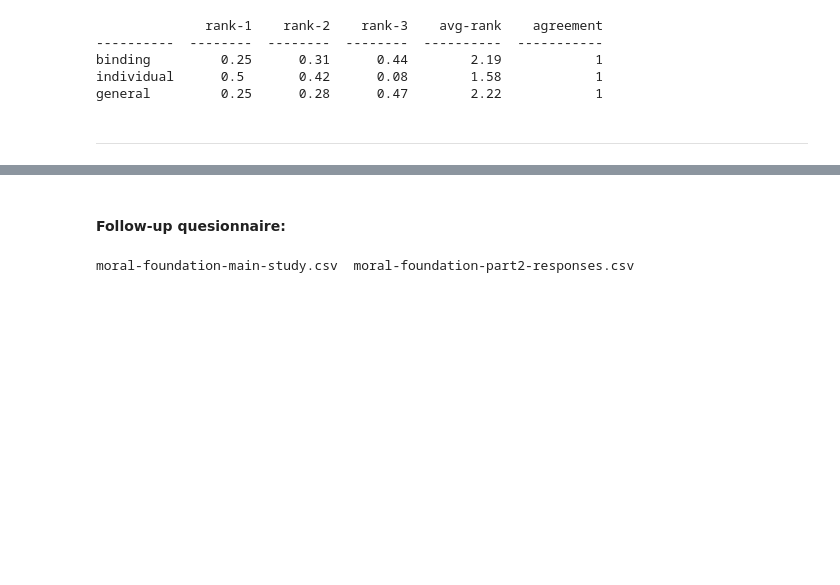
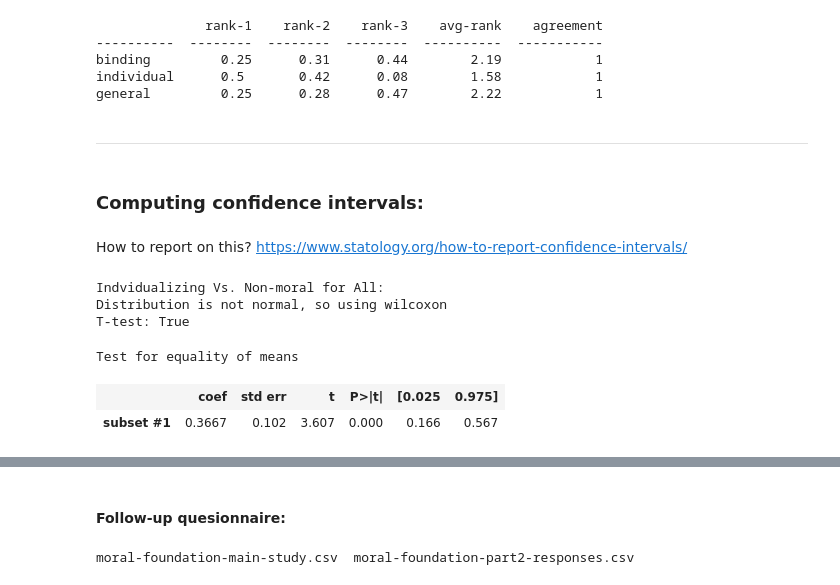
Before and after one commit to webis-de/acl22-moral-debater-a-study-on-the-computational-generation-of-morally-framed-arguments, a Jupyter notebook: src-ipynb/moral-debater/response_analysis.ipynb, the cells around one changed output, grey strips where cells are left out. Saved outputs shown, nothing was run; the diff lists cells and outputs as text; code cells hidden in the pictures; blank space fills up the shorter version.

```diff
--- a/src-ipynb/moral-debater/response_analysis.ipynb
+++ b/src-ipynb/moral-debater/response_analysis.ipynb
@@ -107,4 +107,34 @@ def same_stance(row):
 
     if row['user_stance'] > 3 and row['arg_stance']=='con':
         return 'diff'
+
+
+def check_sig(v1s, v2s, alpha=0.05):
+    from scipy import stats
+
+    diff = list(map(lambda x1 , x2: x1 - x2, v1s, v2s))
+    is_normal = stats.shapiro(diff)[1] > alpha
+
+    if is_normal:
+        print('Distribution is normal, so using ttest_rel')
+        ttest = stats.ttest_rel(v1s, v2s)
+        if ttest.statistic >=0:
+            if (ttest.pvalue/2) <= alpha:
+                return True
+            else:
+                return False
+        else:
+            return False
+
+    else:
+        print('Distribution is not normal, so using wilcoxon')
+        ttest = stats.wilcoxon(v1s, v2s, alternative='greater')
+
+        if ttest.statistic >=0:
+            if (ttest.pvalue) <= alpha:
+                return True
+            else:
+                return False
+        else:
+            return False
 # %%
@@ -334,3 +364,7 @@ individual      0.5       0.42      0.08        1.58            1
 general         0.25      0.28      0.47        2.22            1
 # %% [markdown]
 -------
+# %% [markdown]
+### Computing confidence intervals:
+# %% [markdown]
+How to report on this? https://www.statology.org/how-to-report-confidence-intervals/
@@ -336,0 +373,16 @@ general         0.25      0.28      0.47        2.22            1
+# %%
+print('Indvidualizing Vs. Non-moral for All:')
+
+indi_arg_ranks = main_df[(main_df['arg-type'].isin(['individual']))]['rank'].tolist() #we average the scores of moral arguments
+nonmoral_arg_ranks = main_df[(main_df['arg-type'] == 'general')]['rank'].tolist()
+
+print('T-test:', check_sig(nonmoral_arg_ranks, indi_arg_ranks, alpha=0.05))
+cm = CompareMeans.from_data(np.array(nonmoral_arg_ranks), np.array(indi_arg_ranks))
+cm.summary(alpha=0.05)
+# %% [output]
+Indvidualizing Vs. Non-moral for All:
+Distribution is not normal, so using wilcoxon
+T-test: True
+Test for equality of means
+|  | coef | std err | t | P>|t| | [0.025 | 0.975] |
+| subset #1 | 0.3667 | 0.102 | 3.607 | 0.000 | 0.166 | 0.567 |
```
Also changed, not shown: parts of 12 cells of this notebook, 4 other files.
